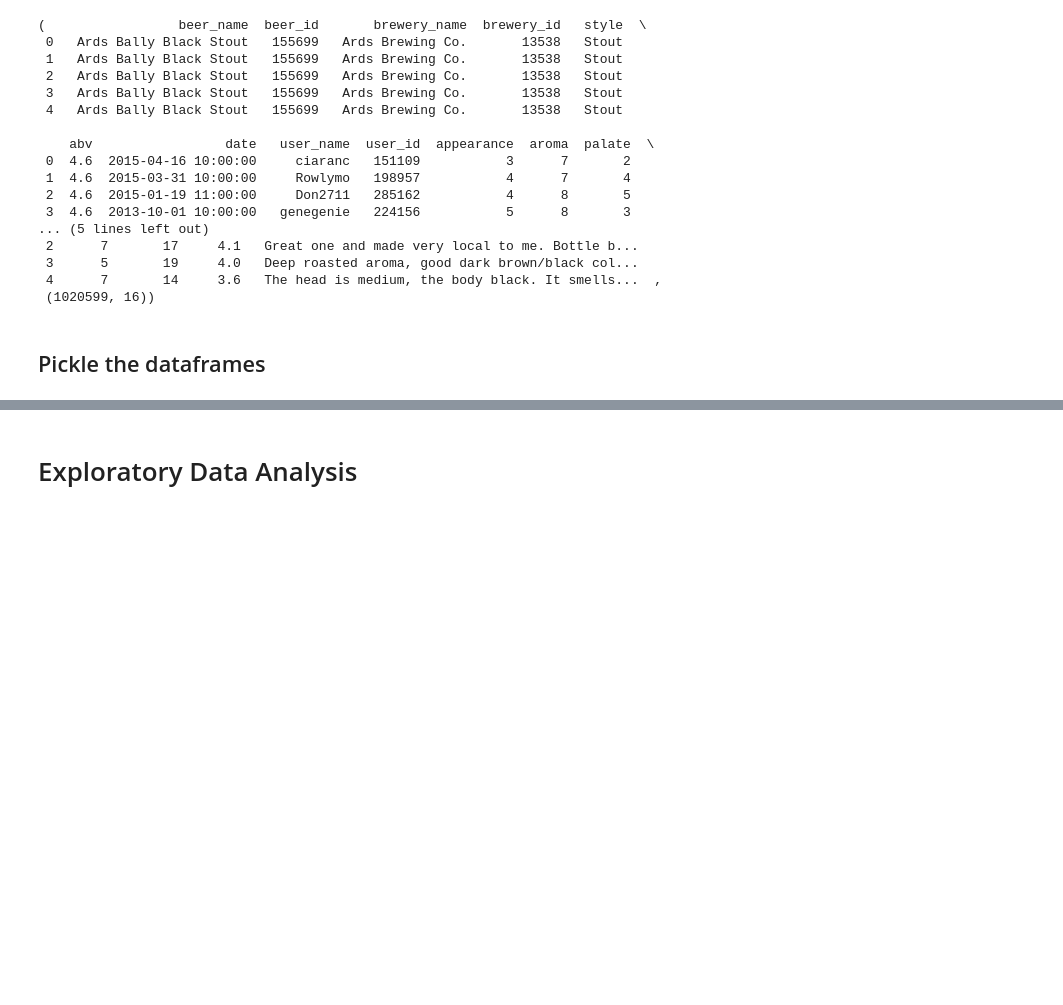
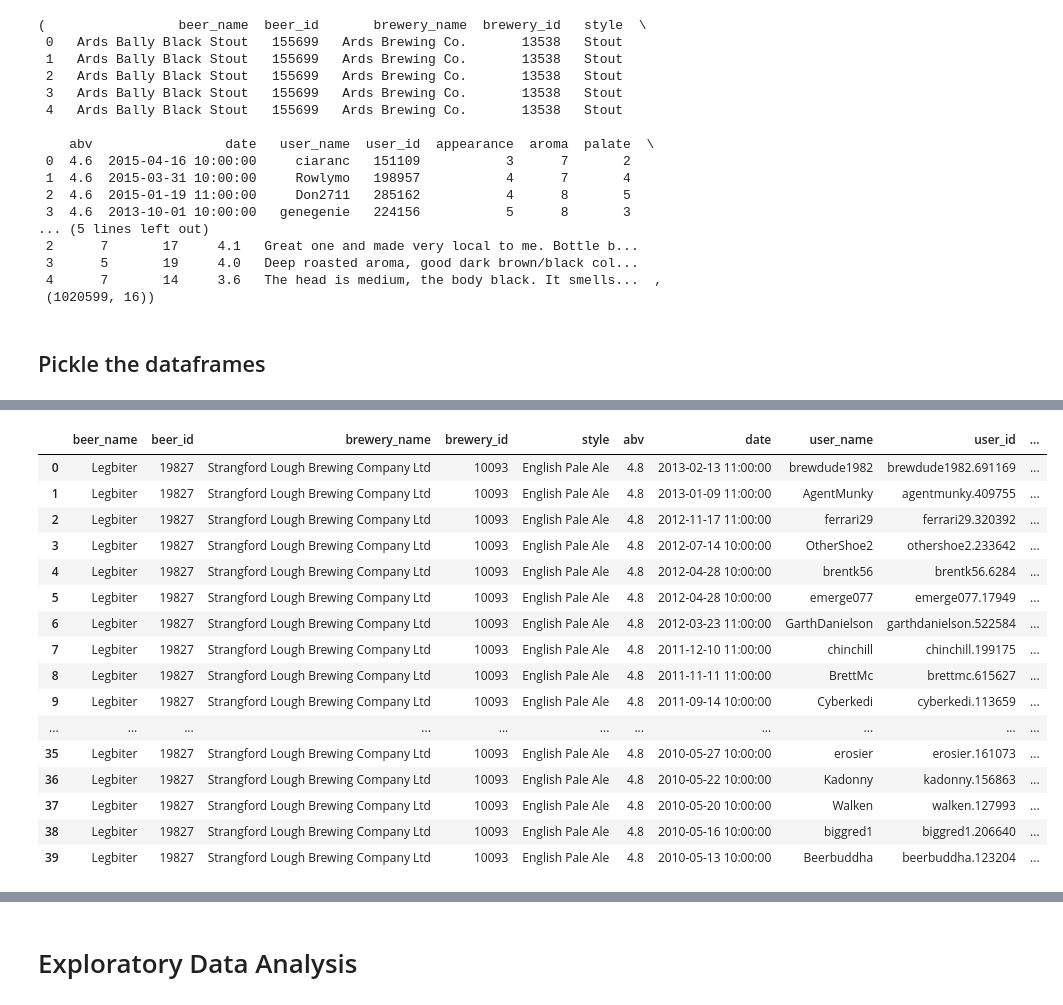
Before and after one commit to epfl-ada/ada-2023-project-adarescueteam, a Jupyter notebook: code/EDA_P1.ipynb, the cells around one changed output, grey strips where cells are left out. Saved outputs shown, nothing was run; the diff lists cells and outputs as text; code cells hidden in the pictures; blank space fills up the shorter version.

```diff
--- a/code/EDA_P1.ipynb
+++ b/code/EDA_P1.ipynb
@@ -685,0 +864,20 @@ with open('data_beers.pkl', 'wb') as file:
+# %%
+MB_ratings_with_text_ba.head(40)
+# %% [output]
+|  | beer_name | beer_id | brewery_name | brewery_id | style | abv | date | user_name | user_id | ... |
+| 0 | Legbiter | 19827 | Strangford Lough Brewing Company Ltd | 10093 | English Pale Ale | 4.8 | 2013-02-13 11:00:00 | brewdude1982 | brewdude1982.691169 | ... |
+| 1 | Legbiter | 19827 | Strangford Lough Brewing Company Ltd | 10093 | English Pale Ale | 4.8 | 2013-01-09 11:00:00 | AgentMunky | agentmunky.409755 | ... |
+| 2 | Legbiter | 19827 | Strangford Lough Brewing Company Ltd | 10093 | English Pale Ale | 4.8 | 2012-11-17 11:00:00 | ferrari29 | ferrari29.320392 | ... |
+| 3 | Legbiter | 19827 | Strangford Lough Brewing Company Ltd | 10093 | English Pale Ale | 4.8 | 2012-07-14 10:00:00 | OtherShoe2 | othershoe2.233642 | ... |
+| 4 | Legbiter | 19827 | Strangford Lough Brewing Company Ltd | 10093 | English Pale Ale | 4.8 | 2012-04-28 10:00:00 | brentk56 | brentk56.6284 | ... |
+| 5 | Legbiter | 19827 | Strangford Lough Brewing Company Ltd | 10093 | English Pale Ale | 4.8 | 2012-04-28 10:00:00 | emerge077 | emerge077.17949 | ... |
+| 6 | Legbiter | 19827 | Strangford Lough Brewing Company Ltd | 10093 | English Pale Ale | 4.8 | 2012-03-23 11:00:00 | GarthDanielson | garthdanielson.522584 | ... |
+| 7 | Legbiter | 19827 | Strangford Lough Brewing Company Ltd | 10093 | English Pale Ale | 4.8 | 2011-12-10 11:00:00 | chinchill | chinchill.199175 | ... |
+| 8 | Legbiter | 19827 | Strangford Lough Brewing Company Ltd | 10093 | English Pale Ale | 4.8 | 2011-11-11 11:00:00 | BrettMc | brettmc.615627 | ... |
+| 9 | Legbiter | 19827 | Strangford Lough Brewing Company Ltd | 10093 | English Pale Ale | 4.8 | 2011-09-14 10:00:00 | Cyberkedi | cyberkedi.113659 | ... |
+| ... | ... | ... | ... | ... | ... | ... | ... | ... | ... | ... |
+| 35 | Legbiter | 19827 | Strangford Lough Brewing Company Ltd | 10093 | English Pale Ale | 4.8 | 2010-05-27 10:00:00 | erosier | erosier.161073 | ... |
+| 36 | Legbiter | 19827 | Strangford Lough Brewing Company Ltd | 10093 | English Pale Ale | 4.8 | 2010-05-22 10:00:00 | Kadonny | kadonny.156863 | ... |
+| 37 | Legbiter | 19827 | Strangford Lough Brewing Company Ltd | 10093 | English Pale Ale | 4.8 | 2010-05-20 10:00:00 | Walken | walken.127993 | ... |
+| 38 | Legbiter | 19827 | Strangford Lough Brewing Company Ltd | 10093 | English Pale Ale | 4.8 | 2010-05-16 10:00:00 | biggred1 | biggred1.206640 | ... |
+| 39 | Legbiter | 19827 | Strangford Lough Brewing Company Ltd | 10093 | English Pale Ale | 4.8 | 2010-05-13 10:00:00 | Beerbuddha | beerbuddha.123204 | ... |
```
Also changed, not shown: parts of 54 cells of this notebook.
